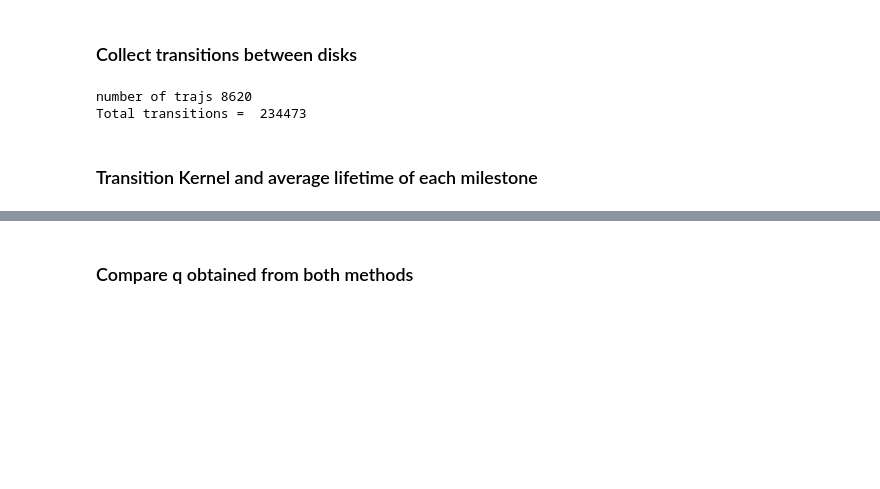
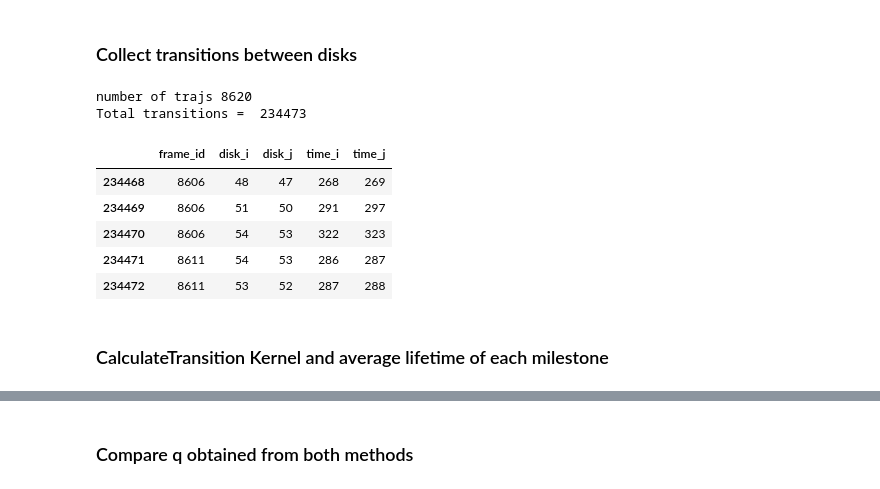
Before and after one commit to chang-group/BKiT, a Jupyter notebook: notebooks/bCD-asp/nb3/nb3.ipynb, the cells around one changed output, grey strips where cells are left out. Saved outputs shown, nothing was run; the diff lists cells and outputs as text; code cells hidden in the pictures; blank space fills up the shorter version.

```diff
--- a/notebooks/bCD-asp/nb3/nb3.ipynb
+++ b/notebooks/bCD-asp/nb3/nb3.ipynb
@@ -37,7 +39,19 @@ nM = 54 #TRANS[:,2].max()
 # %% [output]
 number of trajs 8620
 Total transitions =  234473
+# %%
+df = pd.DataFrame(TRANS)
+df.columns = ['frame_id','disk_i','disk_j','time_i','time_j']
+# %%
+df.tail()
+# %% [output]
+|  | frame_id | disk_i | disk_j | time_i | time_j |
+| 234468 | 8606 | 48 | 47 | 268 | 269 |
+| 234469 | 8606 | 51 | 50 | 291 | 297 |
+| 234470 | 8606 | 54 | 53 | 322 | 323 |
+| 234471 | 8611 | 54 | 53 | 286 | 287 |
+| 234472 | 8611 | 53 | 52 | 287 | 288 |
 # %% [markdown]
-### Transition Kernel  and average lifetime of each milestone
+### CalculateTransition Kernel  and average lifetime of each milestone
 # %%
 KMAT, time = TransK.Kmat_time(TRANS, nM)
```
Also changed, not shown: parts of 29 cells of this notebook.
